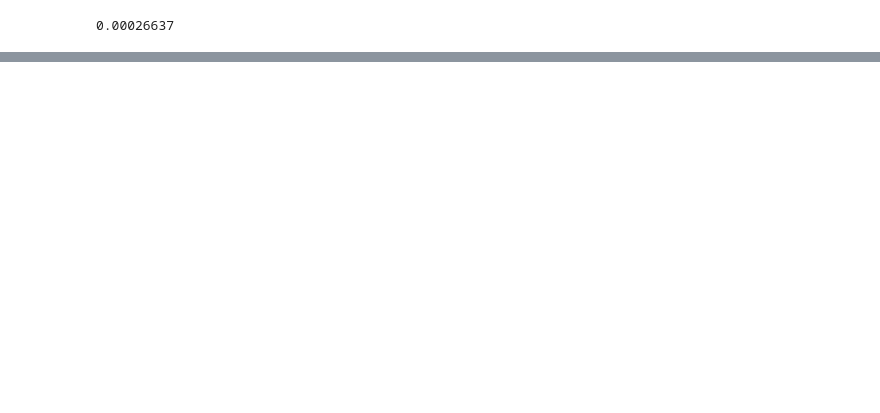
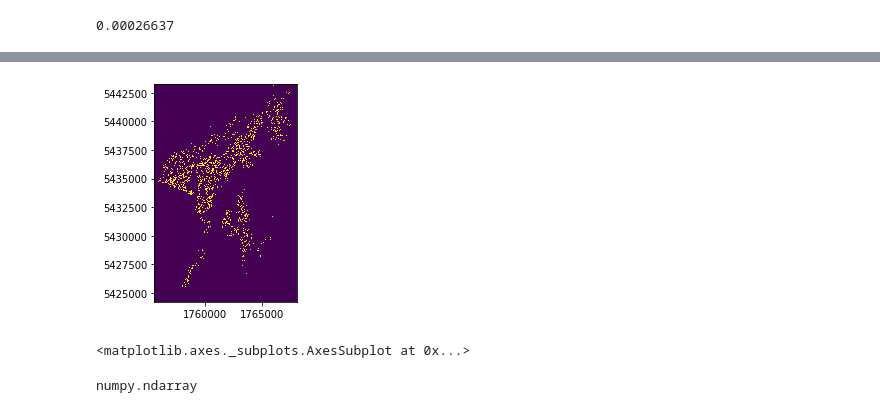
Before and after one commit to 37stu37/FFE, a Jupyter notebook: Celular Automaton for Wildfires.ipynb, the cells around one changed output, grey strips where cells are left out. Saved outputs shown, nothing was run; the diff lists cells and outputs as text; code cells hidden in the pictures; blank space fills up the shorter version.

Commit message:
raster loaded as array

```diff
--- a/Celular Automaton for Wildfires.ipynb
+++ b/Celular Automaton for Wildfires.ipynb
@@ -66,9 +121,20 @@ fuel_map.SHAPE_Area.min()
 # %%
-from PIL import Image
-im = Image.open('/content/drive/My Drive/04_Cloud/01_Work/GNS/008_FFE/FuelMapRaster.tif')
-im.show()
-import numpy
-imarray = numpy.array(im)
+import rasterio
+from rasterio.plot import show
+
+raster = rasterio.open('/content/drive/My Drive/04_Cloud/01_Work/GNS/008_FFE/FuelMapRaster.tif')
+
+show(raster)
+# %% [output]
+[figure, added]
+<matplotlib.axes._subplots.AxesSubplot at 0x...>
+# %%
+from osgeo import gdal_array
+raster = gdal_array.LoadFile('/content/drive/My Drive/04_Cloud/01_Work/GNS/008_FFE/FuelMapRaster.tif')
+raster.max()
+type(raster)
+# %% [output]
+numpy.ndarray
 # %%
 import numpy as np
 import pandas as pd
```
Also changed, not shown: parts of 7 cells of this notebook.
